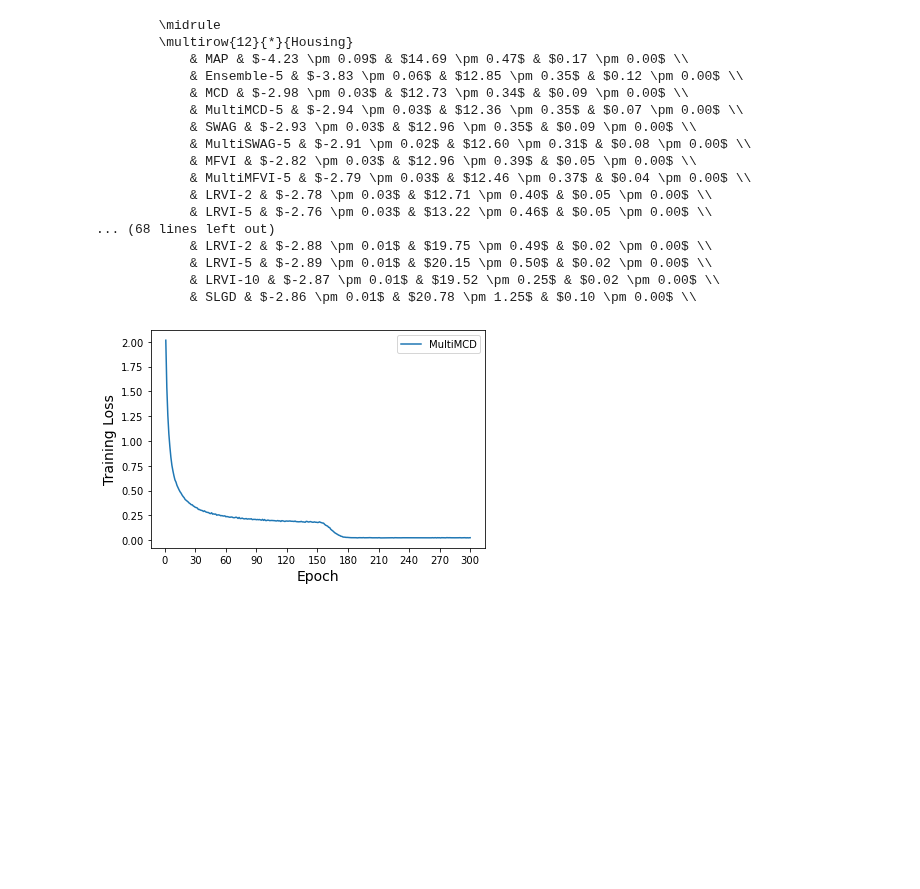
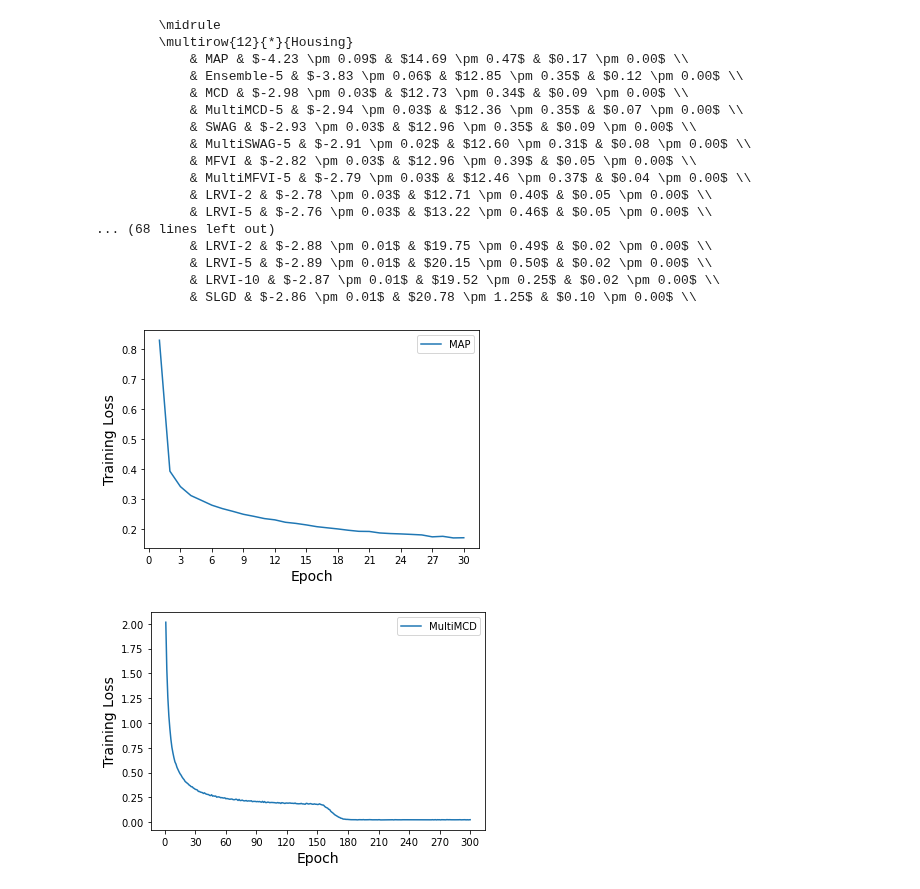
Before and after one commit to Feuermagier/VariationalBayesianDL, a Jupyter notebook: SampleCalibration.ipynb, the cells around one changed output. Cells and saved outputs as stored; diff of their text form; code cells hidden in the pictures; blank space fills up the shorter version.

```diff
--- a/SampleCalibration.ipynb
+++ b/SampleCalibration.ipynb
@@ -302,3 +303,9 @@ print_method("iVON", all_results["iVON"])
+# %%
+from training.util import plot_losses
+
+plot_losses("MAP", FMNISTResults.load("/mnt/d/Uni/Bachelorarbeit/results/fMNIST/iVON/results/iVON/log/rep_00results_normal.pyc").losses, plt.subplot())
+# %% [output]
+[figure, added]
 # %%
 import os
 from experiments.weather.results import WeatherResults
```
Also changed, not shown: parts of 2 cells of this notebook, 26 other files.
